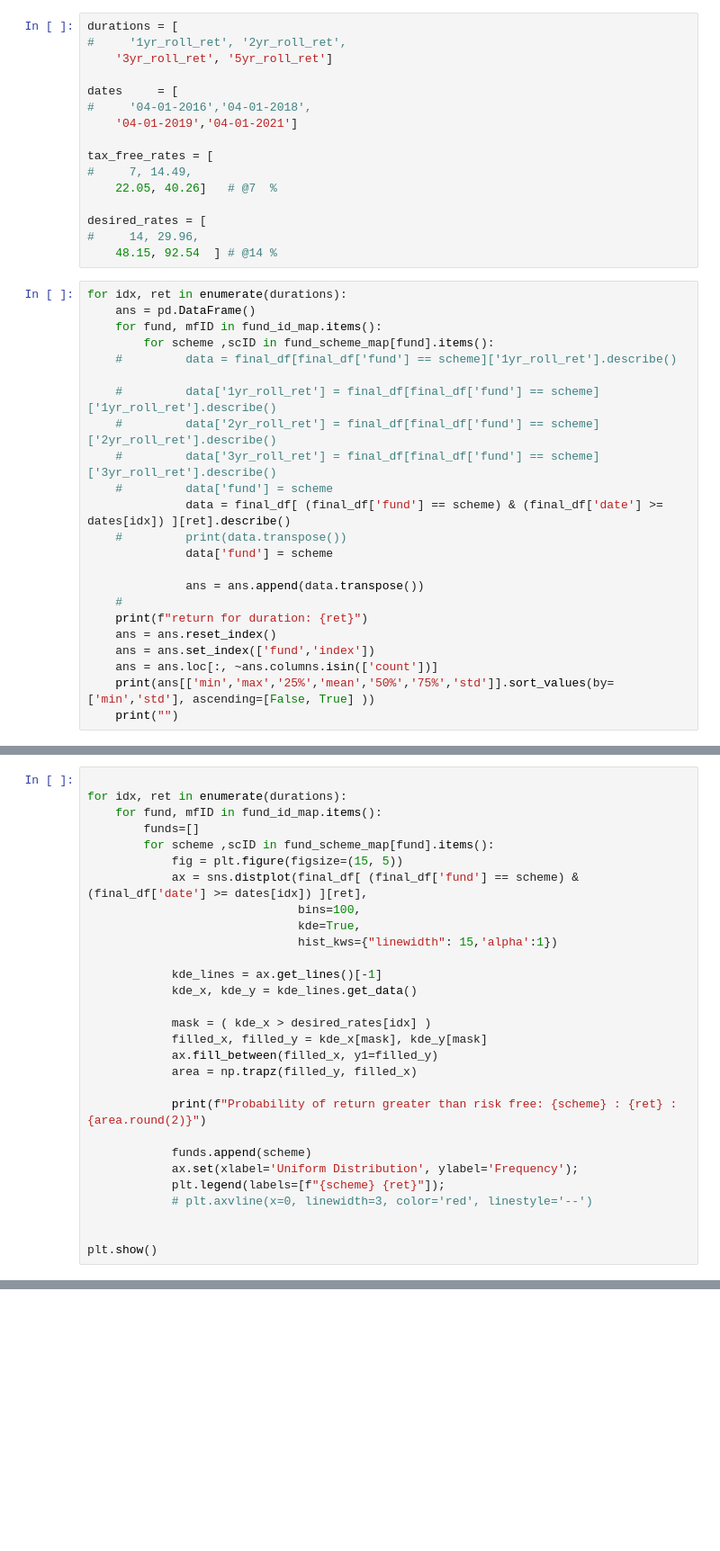
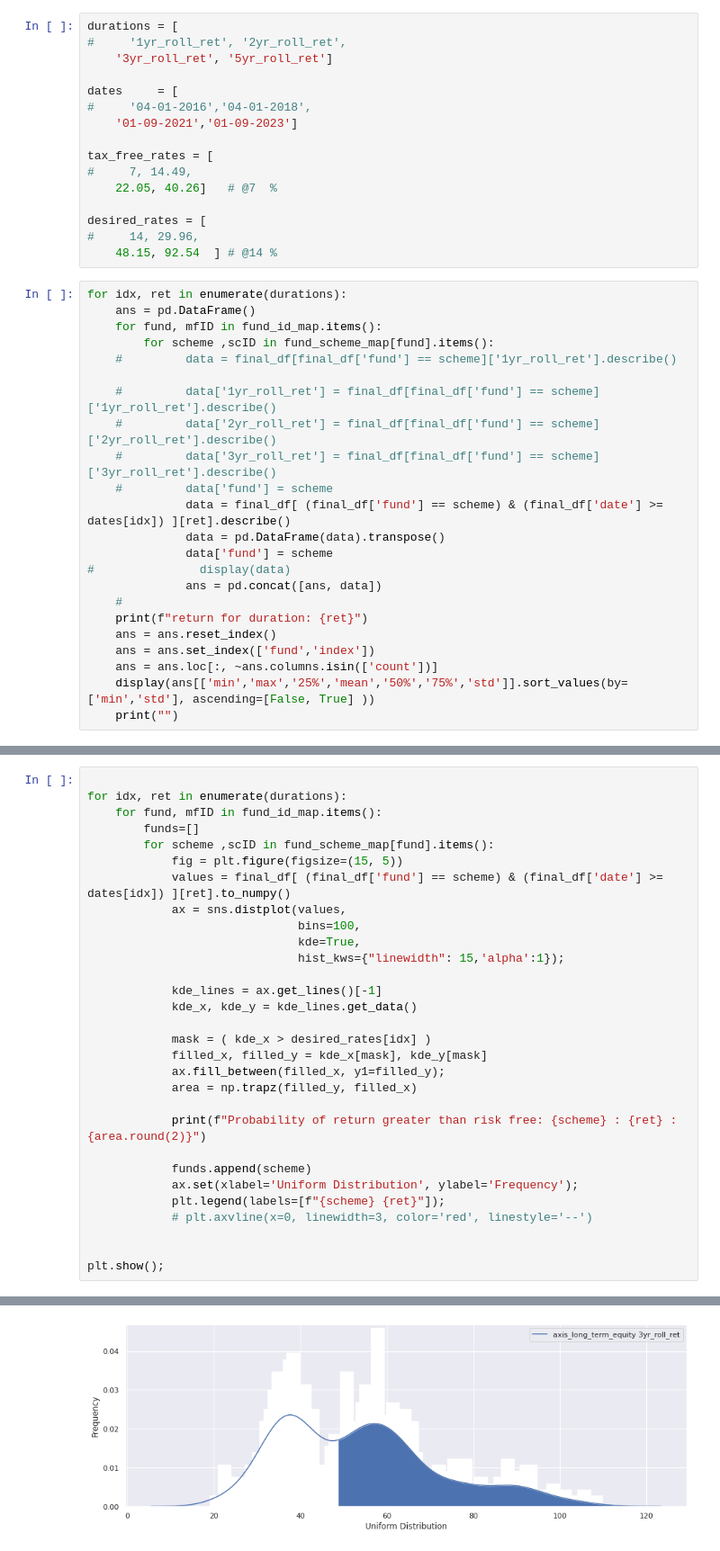
Before and after one commit to venuboppudi/mf_data, a Jupyter notebook: mf-performance.ipynb, the cells around one changed output, grey strips where cells are left out. Shown at 90% size. Cells and saved outputs as stored; diff of their text form; blank space fills up the shorter version.

```diff
--- a/mf-performance.ipynb
+++ b/mf-performance.ipynb
@@ -189,7 +190,7 @@ durations = [
 
 dates     = [
 #     '04-01-2016','04-01-2018',
-    '04-01-2019','04-01-2021']
+    '01-09-2021','01-09-2023']
 
 tax_free_rates = [
 #     7, 14.49,
@@ -210,16 +211,16 @@ for idx, ret in enumerate(durations):
     #         data['3yr_roll_ret'] = final_df[final_df['fund'] == scheme]['3yr_roll_ret'].describe()
     #         data['fund'] = scheme
               data = final_df[ (final_df['fund'] == scheme) & (final_df['date'] >= dates[idx]) ][ret].describe()
-    #         print(data.transpose())
+              data = pd.DataFrame(data).transpose()
               data['fund'] = scheme
-
-              ans = ans.append(data.transpose())
+#               display(data)
+              ans = pd.concat([ans, data])
     #
     print(f"return for duration: {ret}")
     ans = ans.reset_index()
     ans = ans.set_index(['fund','index'])
     ans = ans.loc[:, ~ans.columns.isin(['count'])]
-    print(ans[['min','max','25%','mean','50%','75%','std']].sort_values(by=['min','std'], ascending=[False, True] ))
+    display(ans[['min','max','25%','mean','50%','75%','std']].sort_values(by=['min','std'], ascending=[False, True] ))
     print("")
 # %% [output]
 return for duration: 3yr_roll_ret
@@ -246,17 +268,18 @@ for idx, ret in enumerate(durations):
         funds=[]
         for scheme ,scID in fund_scheme_map[fund].items():
             fig = plt.figure(figsize=(15, 5))
-            ax = sns.distplot(final_df[ (final_df['fund'] == scheme) & (final_df['date'] >= dates[idx]) ][ret],
+            values = final_df[ (final_df['fund'] == scheme) & (final_df['date'] >= dates[idx]) ][ret].to_numpy()
+            ax = sns.distplot(values,
                               bins=100,
                               kde=True,
-                              hist_kws={"linewidth": 15,'alpha':1})
+                              hist_kws={"linewidth": 15,'alpha':1});
 
             kde_lines = ax.get_lines()[-1]
             kde_x, kde_y = kde_lines.get_data()
 
             mask = ( kde_x > desired_rates[idx] )
             filled_x, filled_y = kde_x[mask], kde_y[mask]
-            ax.fill_between(filled_x, y1=filled_y)
+            ax.fill_between(filled_x, y1=filled_y);
             area = np.trapz(filled_y, filled_x)
 
             print(f"Probability of return greater than risk free: {scheme} : {ret} : {area.round(2)}")
@@ -267,5 +290,5 @@ for idx, ret in enumerate(durations):
             # plt.axvline(x=0, linewidth=3, color='red', linestyle='--')
 
 
-plt.show()
+plt.show();
 # %% [output]
@@ -272,0 +312 @@ plt.show()
+[figure, added]
```
Also changed, not shown: parts of 6 cells of this notebook, 1 other file.
